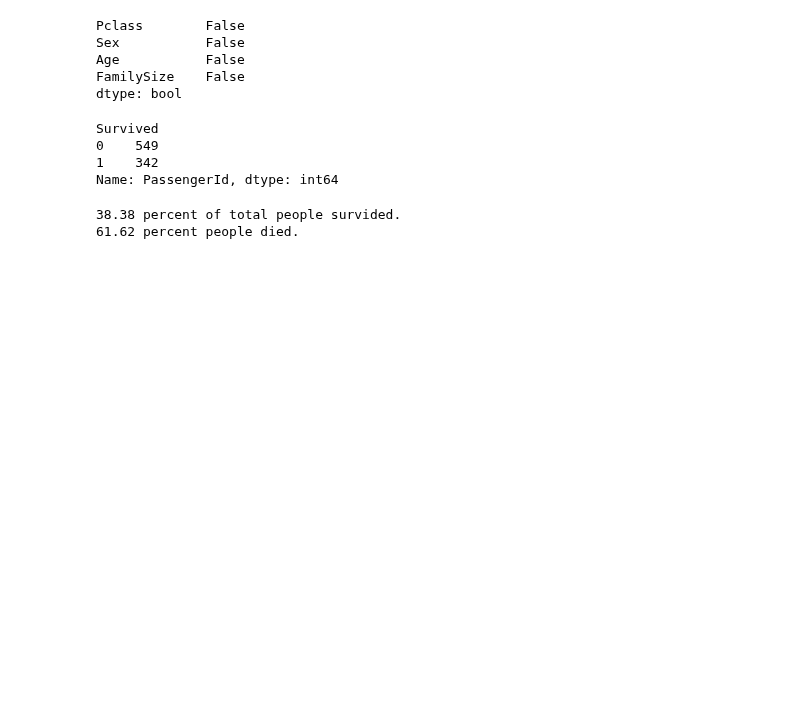
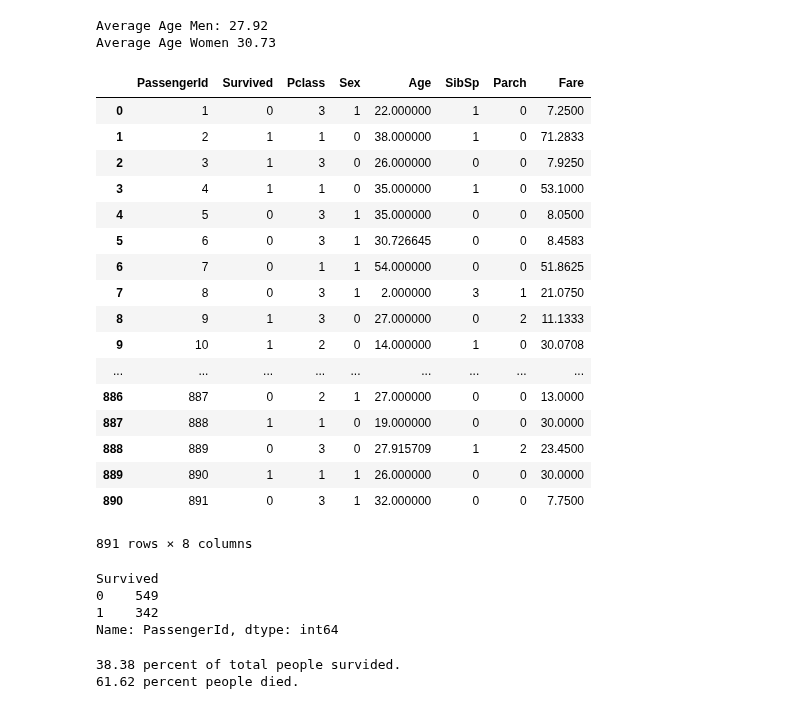
Before and after one commit to afcarl/KaggleTitanicChallenge, a Jupyter notebook: Titanic Survival Prediction.ipynb, the cells around one changed output. Drawn from its saved outputs; the diff is of its cells as text; code cells hidden in the pictures; blank space fills up the shorter version.

```diff
--- a/Titanic Survival Prediction.ipynb
+++ b/Titanic Survival Prediction.ipynb
@@ -66,17 +68,39 @@ Parch          False
 dtype: bool
 ----------------------------------
 Number Of Rows: 891
-# %%
-mean_age = np.sqrt(np.sum(np.square(data_train.Age.dropna()))/len(data_train.Age.dropna()))
-# mean_age = np.mean(data_train.Age)
-data_train.fillna(value=(mean_age),inplace=True)
-data_train.isnull().any()
-# %% [output]
-Pclass        False
-Sex           False
-Age           False
-FamilySize    False
-dtype: bool
+# %%
+print("Average Age Men: %.2f\nAverage Age Women %0.2f"%(data_train[data_train['Sex'] == 0].Age.mean(),data_train[data_train['Sex'] == 1].Age.mean()))
+male_mean_age = data_train[data_train['Sex'] == 0].Age.mean()
+female_mean_age = data_train[data_train['Sex'] == 1].Age.mean()
+# data_train.set_index('Sex',inplace=True)
+# data_train.loc[0].Age.fillna(male_mean_age,inplace=True)
+# data_train.loc[1].Age.fillna(female_mean_age,inplace=True)
+# data_train = data_train.reset_index()
+# data_train.isnull().any()
+data_train.loc[data_train['Sex'] == 0,'Age'] = data_train.loc[data_train['Sex'] == 0,'Age'].fillna(male_mean_age)
+data_train.loc[data_train['Sex'] == 1,'Age'] = data_train.loc[data_train['Sex'] == 1,'Age'].fillna(female_mean_age)
+data_train
+# %% [output]
+Average Age Men: 27.92
+Average Age Women 30.73
+|  | PassengerId | Survived | Pclass | Sex | Age | SibSp | Parch | Fare |
+| 0 | 1 | 0 | 3 | 1 | 22.000000 | 1 | 0 | 7.2500 |
+| 1 | 2 | 1 | 1 | 0 | 38.000000 | 1 | 0 | 71.2833 |
+| 2 | 3 | 1 | 3 | 0 | 26.000000 | 0 | 0 | 7.9250 |
+| 3 | 4 | 1 | 1 | 0 | 35.000000 | 1 | 0 | 53.1000 |
+| 4 | 5 | 0 | 3 | 1 | 35.000000 | 0 | 0 | 8.0500 |
+| 5 | 6 | 0 | 3 | 1 | 30.726645 | 0 | 0 | 8.4583 |
+| 6 | 7 | 0 | 1 | 1 | 54.000000 | 0 | 0 | 51.8625 |
+| 7 | 8 | 0 | 3 | 1 | 2.000000 | 3 | 1 | 21.0750 |
+| 8 | 9 | 1 | 3 | 0 | 27.000000 | 0 | 2 | 11.1333 |
+| 9 | 10 | 1 | 2 | 0 | 14.000000 | 1 | 0 | 30.0708 |
+| ... | ... | ... | ... | ... | ... | ... | ... | ... |
+| 886 | 887 | 0 | 2 | 1 | 27.000000 | 0 | 0 | 13.0000 |
+| 887 | 888 | 1 | 1 | 0 | 19.000000 | 0 | 0 | 30.0000 |
+| 888 | 889 | 0 | 3 | 0 | 27.915709 | 1 | 2 | 23.4500 |
+| 889 | 890 | 1 | 1 | 1 | 26.000000 | 0 | 0 | 30.0000 |
+| 890 | 891 | 0 | 3 | 1 | 32.000000 | 0 | 0 | 7.7500 |
+891 rows × 8 columns
 # %%
 nmbr = data_train.groupby('Survived').count()['PassengerId']
 nmbr
```
Also changed, not shown: parts of 32 cells of this notebook, 1 other file.
